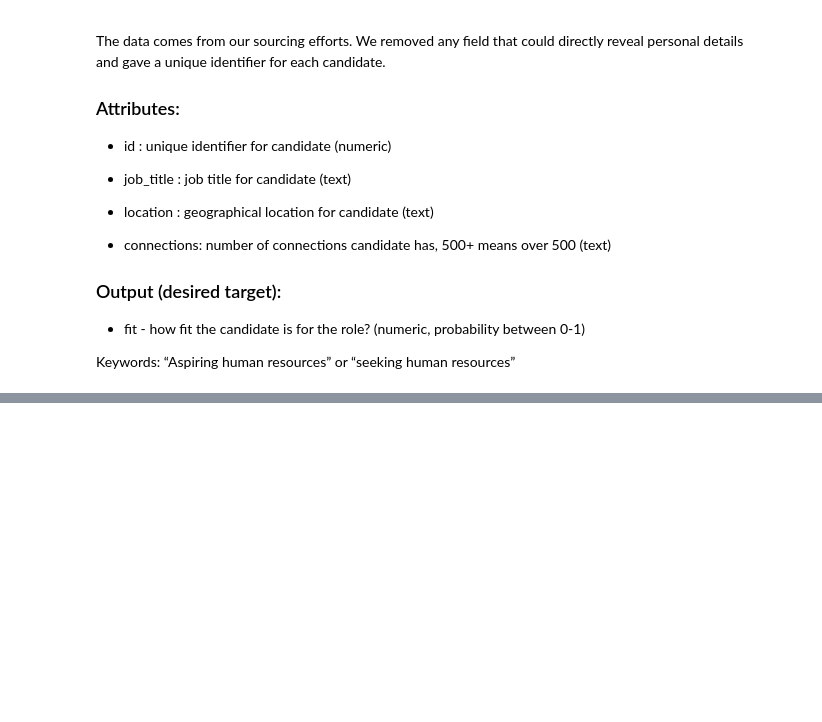
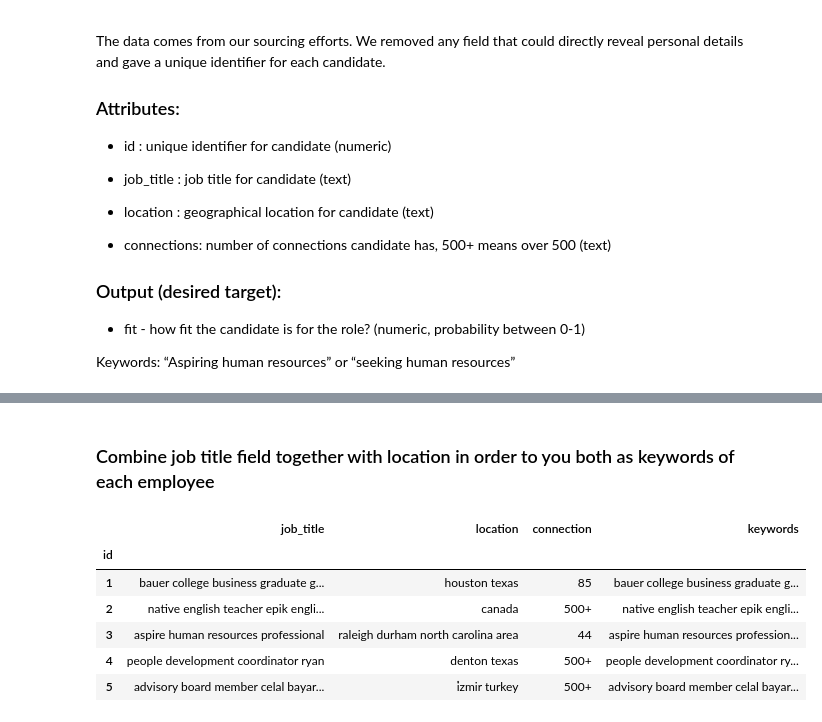
Before and after one commit to NNtorvas/PotentialTalents, a Jupyter notebook: potential_talents_notebook.ipynb, the cells around one changed output, grey strips where cells are left out. Saved outputs shown, nothing was run; the diff lists cells and outputs as text; code cells hidden in the pictures; blank space fills up the shorter version.

```diff
--- a/potential_talents_notebook.ipynb
+++ b/potential_talents_notebook.ipynb
@@ -30,0 +159,21 @@ Keywords: “Aspiring human resources” or “seeking human resources”
+# %%
+# create a function to deal with all the things we want to change in the job title column
+def clean_text(text):
+
+  # tokenize
+  tokenizer = RegexpTokenizer(r'\w+')
+  tokens = tokenizer.tokenize(text)
+
+  # lemmatize + lowercase
+  lemmatizer = WordNetLemmatizer()
+  tokens = [lemmatizer.lemmatize(token.lower(), pos='v') for token in tokens]
+
+  # remove stopwords
+  keep_words = [token for token in tokens if token not in stopwords.words('english')]
+  row_text = ' '.join(keep_words)
+  row_text = ' '.join([word for word in row_text.split() if len(word)>1])  # remove one letter words
+  row_text = re.sub(r'\w*\d\w*', '', row_text).strip()
+  return row_text
+
+# apply our function
+data['job_title'] = data['job_title'].apply(clean_text)
@@ -30,0 +273,13 @@ Keywords: “Aspiring human resources” or “seeking human resources”
+# %% [markdown]
+### Combine job title field together with location in order to you both as keywords of each employee
+# %%
+data['keywords'] = (data['job_title'] + ' ' + data['location'])
+data.head()
+# %% [output]
+|  | job_title | location | connection | keywords |
+| id |  |  |  |  |
+| 1 | bauer college business graduate g... | houston texas | 85 | bauer college business graduate g... |
+| 2 | native english teacher epik engli... | canada | 500+ | native english teacher epik engli... |
+| 3 | aspire human resources professional | raleigh durham north carolina area | 44 | aspire human resources profession... |
+| 4 | people development coordinator ryan | denton texas | 500+ | people development coordinator ry... |
+| 5 | advisory board member celal bayar... | i̇zmir turkey | 500+ | advisory board member celal bayar... |
```
Also changed, not shown: parts of 23 cells of this notebook.
